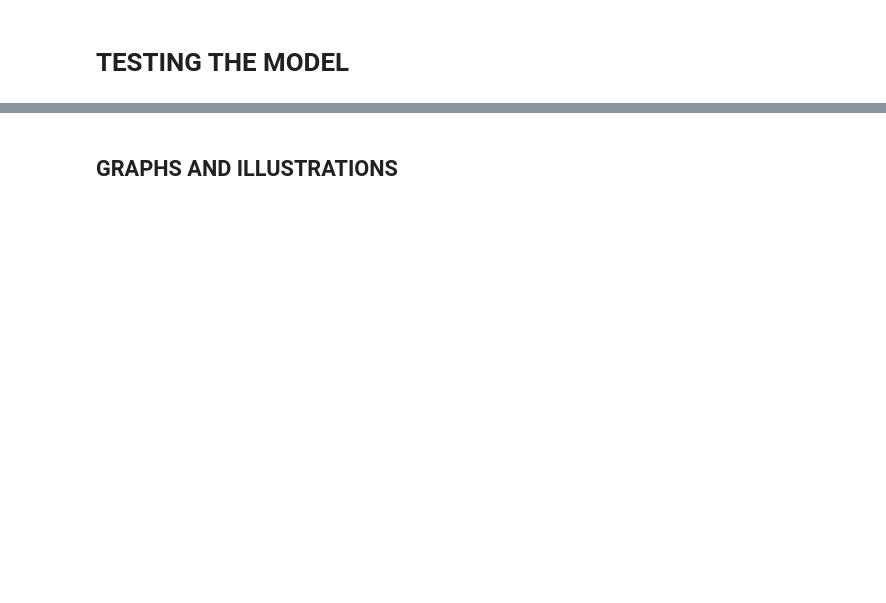
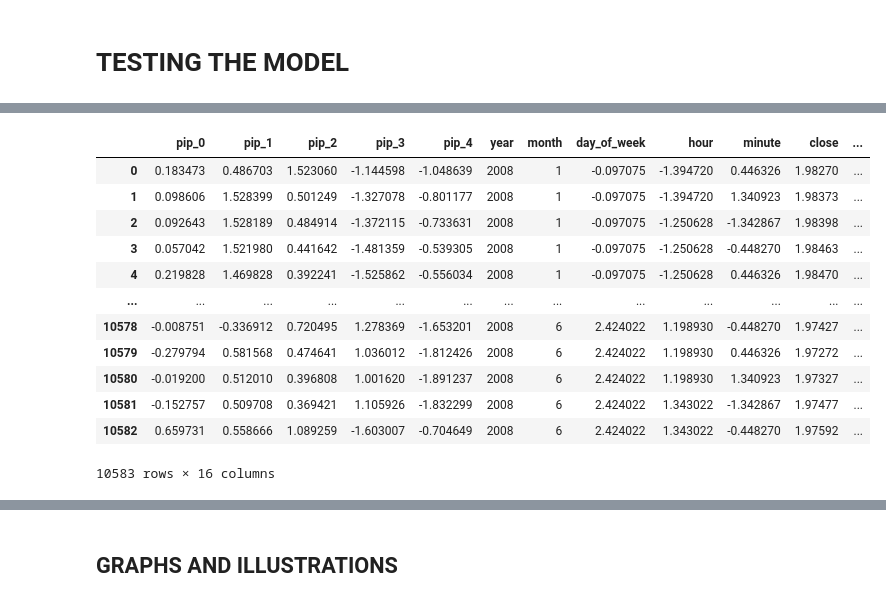
Before and after one commit to EngineerDanny/robust_algo_trader, a Jupyter notebook: kmeans/perceptually_important.ipynb, the cells around one changed output, grey strips where cells are left out. Saved outputs shown, nothing was run; the diff lists cells and outputs as text; code cells hidden in the pictures; blank space fills up the shorter version.

```diff
--- a/kmeans/perceptually_important.ipynb
+++ b/kmeans/perceptually_important.ipynb
@@ -170,12 +212,26 @@ pips_y_test_df_np = pips_y_test_df.to_numpy()
 # %%
 np.random.seed(5)
 # standard scale the 'hour', 'minute', 'current_log_ratio' columns
-pips_y_test_df[['hour', 'minute', 'current_log_ratio']] = StandardScaler().fit_transform(pips_y_test_df[['hour', 'minute', 'current_log_ratio']])
-pips_y_test_df_np = pips_y_test_df[['pip_0', 'pip_1', 'pip_2', 'pip_3', 'hour', 'minute', 'current_log_ratio']].to_numpy()
+pips_y_test_df[['day_of_week', 'hour', 'minute']] = StandardScaler().fit_transform(pips_y_test_df[['day_of_week','hour', 'minute']])
+pips_y_test_df_np = pips_y_test_df[['pip_0', 'pip_1', 'pip_2', 'pip_3', 'pip_4', 'day_of_week', 'hour', 'minute']].to_numpy()
 y_test_pred = kmeans.predict(pips_y_test_df_np)
 pips_y_test_df['k_label'] = y_test_pred
 y_test_pips_df = pips_y_test_df.copy()
 y_test_pips_df
+# %% [output]
+|  | pip_0 | pip_1 | pip_2 | pip_3 | pip_4 | year | month | day_of_week | hour | minute | close | ... |
+| 0 | 0.183473 | 0.486703 | 1.523060 | -1.144598 | -1.048639 | 2008 | 1 | -0.097075 | -1.394720 | 0.446326 | 1.98270 | ... |
+| 1 | 0.098606 | 1.528399 | 0.501249 | -1.327078 | -0.801177 | 2008 | 1 | -0.097075 | -1.394720 | 1.340923 | 1.98373 | ... |
+| 2 | 0.092643 | 1.528189 | 0.484914 | -1.372115 | -0.733631 | 2008 | 1 | -0.097075 | -1.250628 | -1.342867 | 1.98398 | ... |
+| 3 | 0.057042 | 1.521980 | 0.441642 | -1.481359 | -0.539305 | 2008 | 1 | -0.097075 | -1.250628 | -0.448270 | 1.98463 | ... |
+| 4 | 0.219828 | 1.469828 | 0.392241 | -1.525862 | -0.556034 | 2008 | 1 | -0.097075 | -1.250628 | 0.446326 | 1.98470 | ... |
+| ... | ... | ... | ... | ... | ... | ... | ... | ... | ... | ... | ... | ... |
+| 10578 | -0.008751 | -0.336912 | 0.720495 | 1.278369 | -1.653201 | 2008 | 6 | 2.424022 | 1.198930 | -0.448270 | 1.97427 | ... |
+| 10579 | -0.279794 | 0.581568 | 0.474641 | 1.036012 | -1.812426 | 2008 | 6 | 2.424022 | 1.198930 | 0.446326 | 1.97272 | ... |
+| 10580 | -0.019200 | 0.512010 | 0.396808 | 1.001620 | -1.891237 | 2008 | 6 | 2.424022 | 1.198930 | 1.340923 | 1.97327 | ... |
+| 10581 | -0.152757 | 0.509708 | 0.369421 | 1.105926 | -1.832299 | 2008 | 6 | 2.424022 | 1.343022 | -1.342867 | 1.97477 | ... |
+| 10582 | 0.659731 | 0.558666 | 1.089259 | -1.603007 | -0.704649 | 2008 | 6 | 2.424022 | 1.343022 | -0.448270 | 1.97592 | ... |
+10583 rows × 16 columns
 # %%
 y_test_pips_grouped_df = y_test_pips_df.groupby('k_label')['future_log_ratio'].sum().sort_values(ascending=False)
 y_test_pips_grouped_df
```
Also changed, not shown: parts of 6 cells of this notebook.
